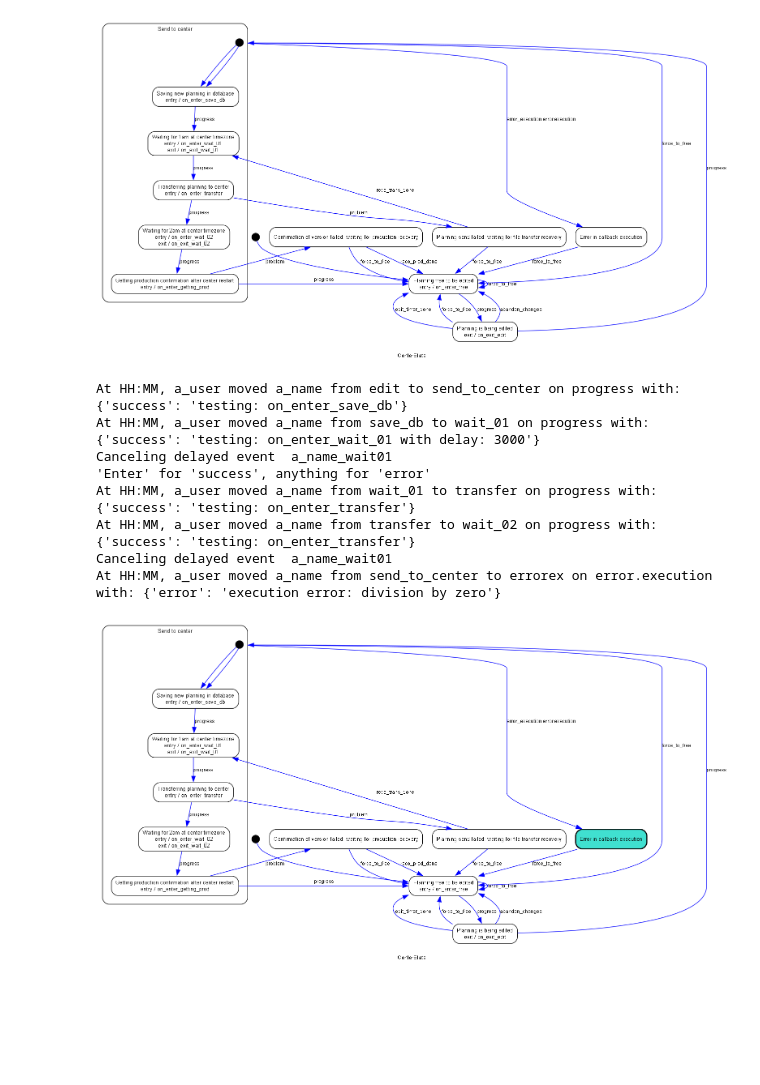
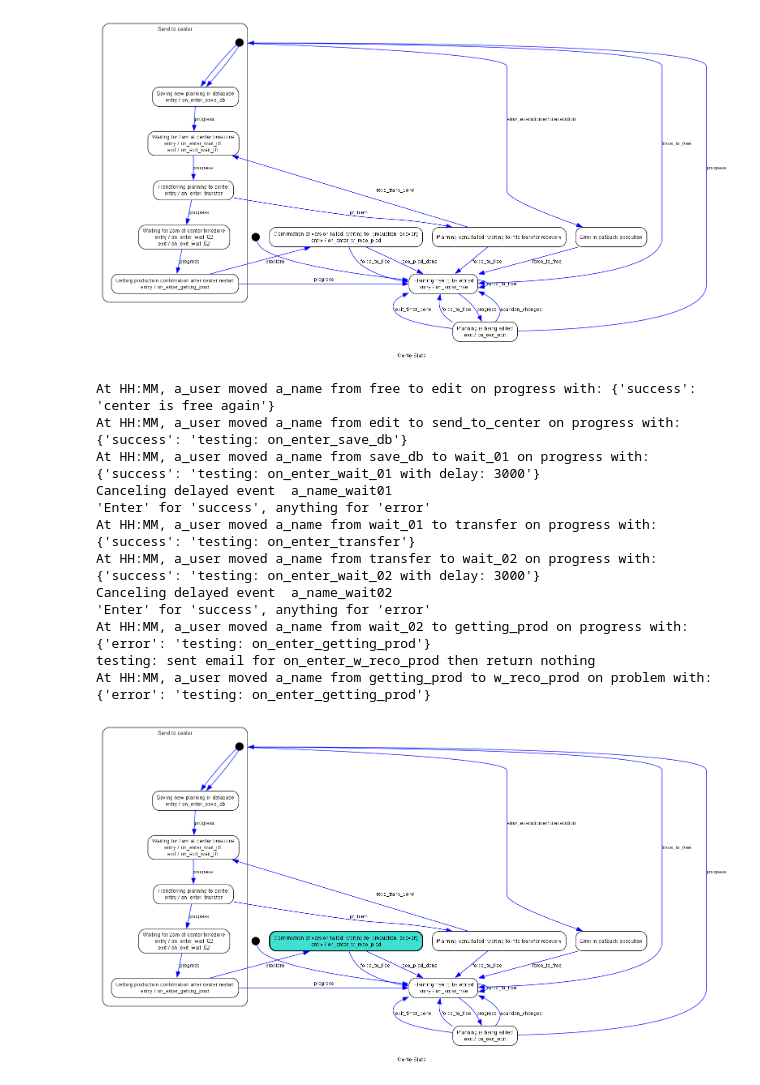
Before and after one commit to s66erge/entan-mkdocs, a Jupyter notebook: zanalysis.ipynb, the cells around one changed output. Cells and saved outputs as stored; diff of their text form; code cells hidden in the pictures; blank space fills up the shorter version.

```diff
--- a/zanalysis.ipynb
+++ b/zanalysis.ipynb
@@ -6,6 +6,7 @@
 
 from statemachine import State, Event, StateChart
 from libs.states import HistoryListener, CenterState
+import libs.transit as transit
 from IPython.display import Image, display
 
 def show(sm):
@@ -18,15 +19,35 @@ class CenterDataModel():
         self.center_name = center_name
         self.testing = testing
         self.user = user
+        self.sm = None
         self.last_result = None   # result of the last operation on this machine
         self.send_id = None # id of the delayed send for waiting states, to be able to cancel it if needed
     def get_start_time(self):
         return "HH:MM"
     def get_user(self):
         return "a_user"
+    def add_machine(self, machine):
+        self.sm = machine
+
+    async def go_next(self, result, delai=1, sendid = None):
+        self.last_result = result
+        if "success" in result:
+            await self.sm.send("progress", delay=delai, send_id=sendid)
+            return
+        else:
+            await self.sm.send("problem")
+            return
+
+    async def on_enter_save_db(self):
+        if not self.testing:
+            result = await transit.save_db_plan_times(self)
+        else:
+            result = {"success": "testing: on_enter_save_db"}
+        return await self.go_next(result)
 # %%
 center_state = CenterDataModel(center_name="a_name", testing=True)
 sm = CenterState(model=center_state)
+center_state.add_machine(sm)
 the_listener = HistoryListener(model=center_state)
 sm.add_listener(the_listener)
 show(sm)
@@ -35,15 +56,19 @@ show(sm)
 [figure]
 # %%
 await sm.progress()
-#await sm.progress()
+await sm.progress()
 show(sm)
 # %% [output]
+At HH:MM, a_user moved a_name from free to edit on progress with: {'success': 'center is free again'}
 At HH:MM, a_user moved a_name from edit to send_to_center on progress with: {'success': 'testing: on_enter_save_db'}
 At HH:MM, a_user moved a_name from save_db to wait_01 on progress with: {'success': 'testing: on_enter_wait_01 with delay: 3000'}
 Canceling delayed event  a_name_wait01
 'Enter' for 'success', anything for 'error'
 At HH:MM, a_user moved a_name from wait_01 to transfer on progress with: {'success': 'testing: on_enter_transfer'}
-At HH:MM, a_user moved a_name from transfer to wait_02 on progress with: {'success': 'testing: on_enter_transfer'}
-Canceling delayed event  a_name_wait01
-At HH:MM, a_user moved a_name from send_to_center to errorex on error.execution with: {'error': 'execution error: division by zero'}
+At HH:MM, a_user moved a_name from transfer to wait_02 on progress with: {'success': 'testing: on_enter_wait_02 with delay: 3000'}
+Canceling delayed event  a_name_wait02
+'Enter' for 'success', anything for 'error'
+At HH:MM, a_user moved a_name from wait_02 to getting_prod on progress with: {'error': 'testing: on_enter_getting_prod'}
+testing: sent email for on_enter_w_reco_prod then return nothing
+At HH:MM, a_user moved a_name from getting_prod to w_reco_prod on problem with: {'error': 'testing: on_enter_getting_prod'}
-[figure, old version]
+[figure, new version]
```
Also changed, not shown: 8 other files.
